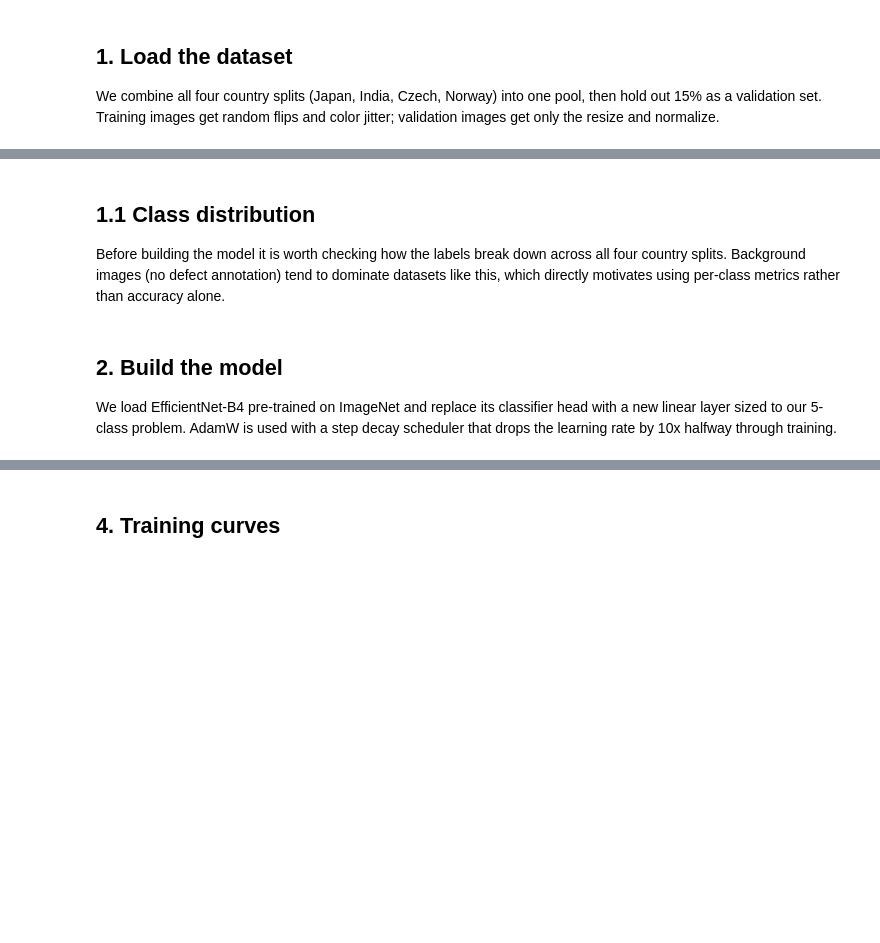
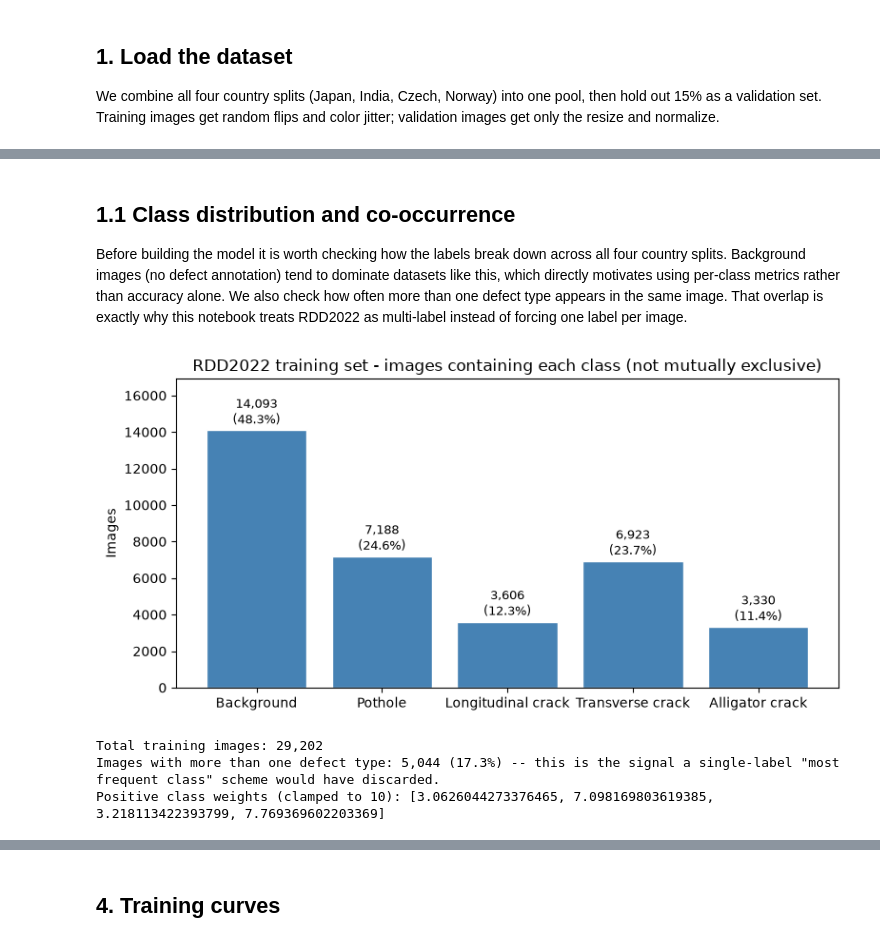
Before and after one commit to joshlaubach/defect-detector, a Jupyter notebook: notebooks/train_efficientnet.ipynb, the cells around one changed output, grey strips where cells are left out. Drawn from its saved outputs; the diff is of its cells as text; code cells hidden in the pictures; blank space fills up the shorter version.

```diff
--- a/notebooks/train_efficientnet.ipynb
+++ b/notebooks/train_efficientnet.ipynb
@@ -161,60 +175,73 @@ print(f'Validation samples: {val_size:,}')
 # %% [markdown]
-## 1.1 Class distribution
+## 1.1 Class distribution and co-occurrence
 
 Before building the model it is worth checking how the labels break down across all four
 country splits. Background images (no defect annotation) tend to dominate datasets like
-this, which directly motivates using per-class metrics rather than accuracy alone.
+this, which directly motivates using per-class metrics rather than accuracy alone. We also
+check how often more than one defect type appears in the same image. That overlap is
+exactly why this notebook treats RDD2022 as multi-label instead of forcing one label per
+image.
 # %%
 from collections import Counter
-from src.datasets.rdd2022 import parse_annotation
+from src.datasets.rdd2022 import parse_annotation, NUM_DEFECT_CLASSES
 
-CLASS_NAMES = {
-    0: 'Background',
-    1: 'Pothole',
-    2: 'Long. crack',
-    3: 'Trans. crack',
-    4: 'Alligator crack',
-}
+CLASS_NAMES = ['Pothole', 'Longitudinal crack', 'Transverse crack', 'Alligator crack']
 
 label_counts: Counter = Counter()
+background_count = 0
+multi_label_count = 0
+total = 0
+
 for country in countries:
     ann_dir = RDD2022_DIR / country / 'train' / 'annotations' / 'xmls'
     if not ann_dir.is_dir():
         continue
     for xml_path in sorted(ann_dir.glob('*.xml')):
+        total += 1
         anns = parse_annotation(xml_path)
-        if not anns:
-            label_counts[0] += 1
+        present = {a['label'] for a in anns}
+        if not present:
+            background_count += 1
         else:
-            raw_labels = [a['label'] for a in anns]
-            most_frequent = max(set(raw_labels), key=raw_labels.count)
-            label_counts[most_frequent] += 1
+            for label in present:
+                label_counts[label] += 1
+            if len(present) > 1:
+                multi_label_count += 1
 
-classes = sorted(CLASS_NAMES.keys())
-counts = [label_counts[c] for c in classes]
-names = [CLASS_NAMES[c] for c in classes]
-total = sum(counts)
+counts = [label_counts[c] for c in range(1, NUM_DEFECT_CLASSES + 1)]
 
 fig, ax = plt.subplots(figsize=(8, 4))
-bars = ax.bar(names, counts, color='steelblue', edgecolor='white')
+bars = ax.bar(['Background'] + CLASS_NAMES, [background_count] + counts, color='steelblue', edgecolor='white')
 ax.set_ylabel('Images')
-ax.set_title('RDD2022 training set - image-level class distribution')
-for bar, count in zip(bars, counts):
+ax.set_title('RDD2022 training set - images containing each class (not mutually exclusive)')
+for bar, count in zip(bars, [background_count] + counts):
     ax.text(
         bar.get_x() + bar.get_width() / 2,
         bar.get_height() + 150,
         f'{count:,}\n({count / total:.1%})',
         ha='center', va='bottom', fontsize=9,
     )
-ax.set_ylim(0, max(counts) * 1.2)
+ax.set_ylim(0, max([background_count] + counts) * 1.2)
 plt.tight_layout()
 plt.savefig('class_distribution_rdd2022.png', dpi=120)
 plt.show()
+
 print(f'Total training images: {total:,}')
+print(
+    f'Images with more than one defect type: {multi_label_count:,} '
+    f'({multi_label_count / total:.1%}) -- this is the signal a single-label '
+    f'"most frequent class" scheme would have discarded.'
+)
+
+# Class-weighted loss: rare classes get a higher positive weight so the
+# model isn't just rewarded for predicting "no defect" everywhere.
+pos_weight = torch.tensor(
+    [(total - label_counts[c]) / max(label_counts[c], 1) for c in range(1, NUM_DEFECT_CLASSES + 1)],
+    dtype=torch.float32,
+).clamp(max=10.0)
+print(f'Positive class weights (clamped to 10): {pos_weight.tolist()}')
+# %% [output]
+[figure, added]
+Total training images: 29,202
+Images with more than one defect type: 5,044 (17.3%) -- this is the signal a single-label "most frequent class" scheme would have discarded.
+Positive class weights (clamped to 10): [3.0626044273376465, 7.098169803619385, 3.218113422393799, 7.769369602203369]
-# %% [markdown]
-## 2. Build the model
-
-We load EfficientNet-B4 pre-trained on ImageNet and replace its classifier
-head with a new linear layer sized to our 5-class problem.
-AdamW is used with a step decay scheduler that drops the learning rate
-by 10x halfway through training.
```
Also changed, not shown: parts of 11 cells of this notebook, 23 other files.
